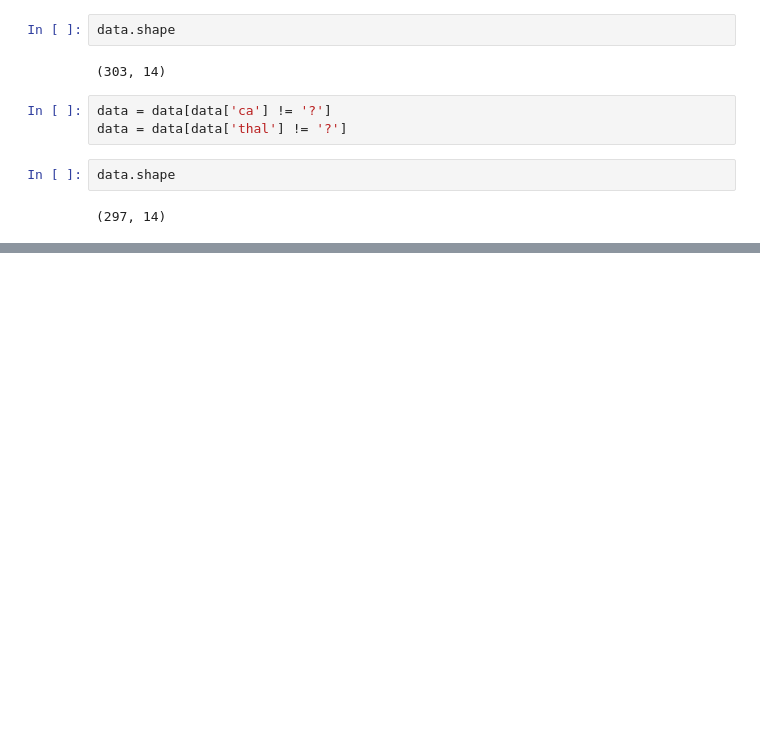
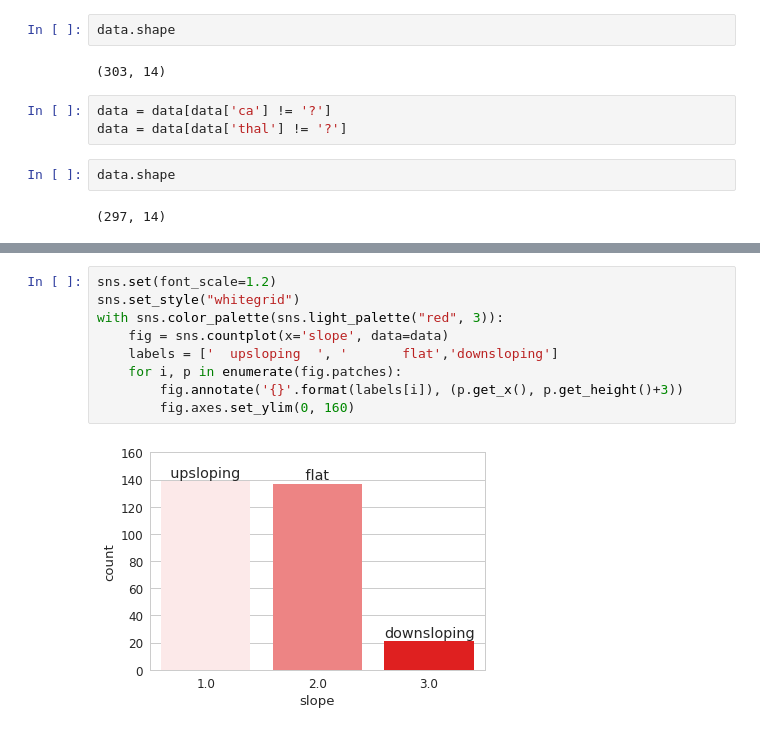
Before and after one commit to Nilabhra/jacobs_da_2017, a Jupyter notebook: assignment_1/assignment1.ipynb, the cells around one changed output, grey strips where cells are left out. Saved outputs shown, nothing was run; the diff lists cells and outputs as text; blank space fills up the shorter version.

```diff
--- a/assignment_1/assignment1.ipynb
+++ b/assignment_1/assignment1.ipynb
@@ -67,0 +65,11 @@ for i, p in enumerate(fig.patches):
+# %%
+sns.set(font_scale=1.2)
+sns.set_style("whitegrid")
+with sns.color_palette(sns.light_palette("red", 3)):
+    fig = sns.countplot(x='slope', data=data)
+    labels = ['  upsloping  ', '       flat','downsloping']
+    for i, p in enumerate(fig.patches):
+        fig.annotate('{}'.format(labels[i]), (p.get_x(), p.get_height()+3))
+        fig.axes.set_ylim(0, 160)
+# %% [output]
+[figure, added]
```
Also changed, not shown: parts of 7 cells of this notebook.
